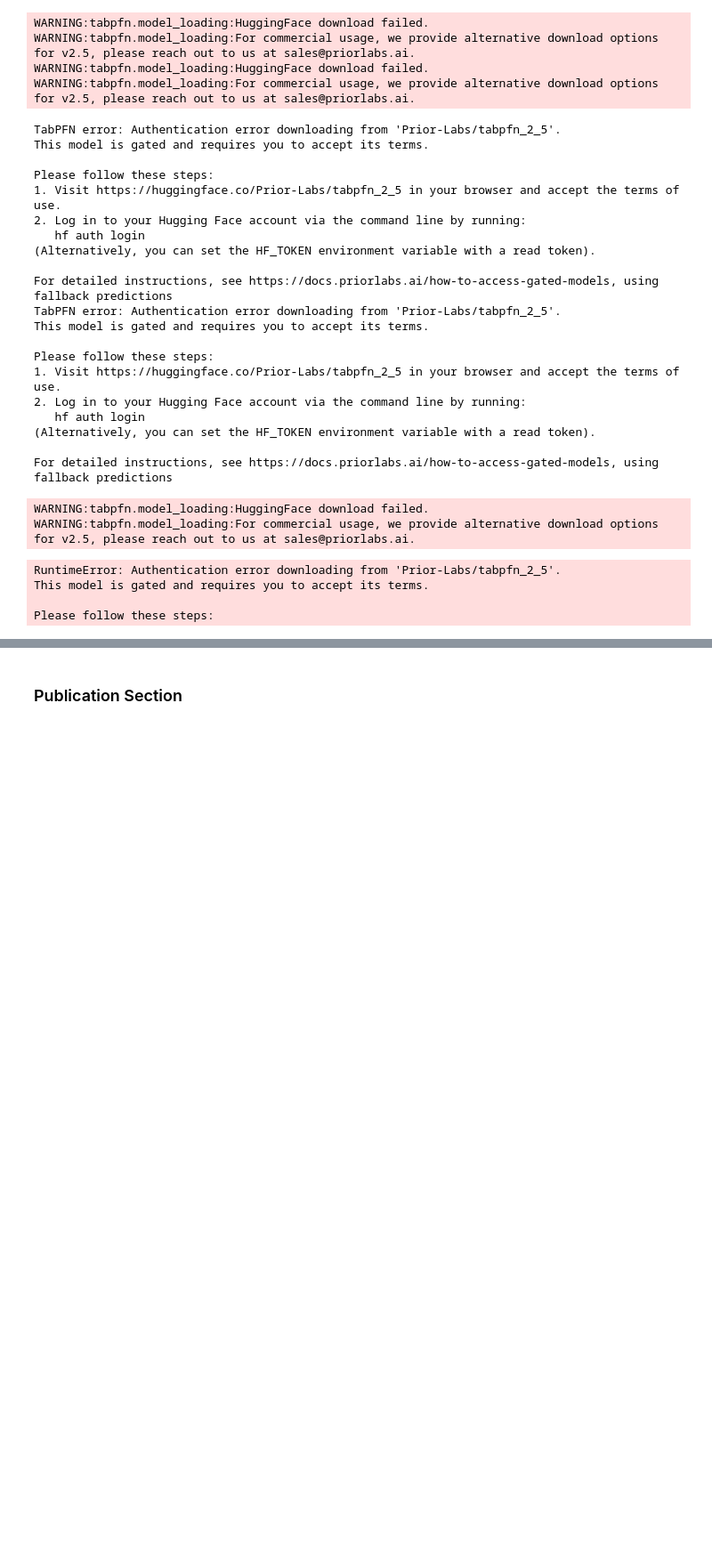
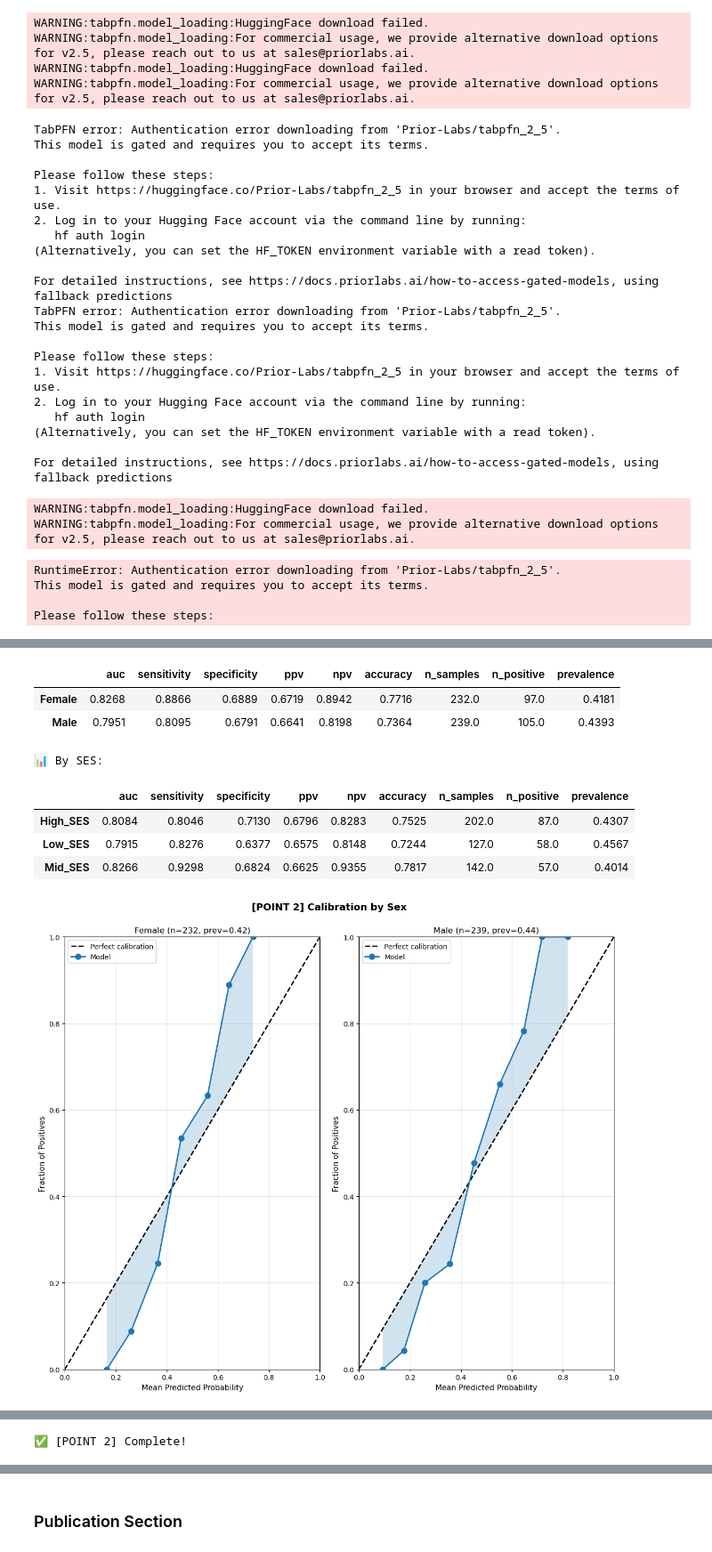
Before and after one commit to romirthedev/nature-mitmcg, a Jupyter notebook: Copy_of_ABCTestR.ipynb, the cells around one changed output, grey strips where cells are left out. Shown at 89% size. Cells and saved outputs as stored; diff of their text form; code cells hidden in the pictures; blank space fills up the shorter version.

```diff
--- a/Copy_of_ABCTestR.ipynb
+++ b/Copy_of_ABCTestR.ipynb
@@ -31405,0 +31479,65 @@ Please follow these steps:
+# %%
+#@title ✅ Reviewer Point 2: Stratified Performance by Sex & SES
+reviewer_point_2 = True #@param {type:"boolean"}
+
+if reviewer_point_2:
+    import sys
+    import os
+
+    if 'reviewer_additions' not in sys.path:
+        sys.path.append(os.path.abspath('reviewer_additions'))
+
+    try:
+        from stratified_cv_reporter import NestedCVReporterStratified, create_ses_groups, plot_calibration_by_subgroup
+    except ImportError:
+        print("Error: Could not import stratified_cv_reporter.")
+
+    # LOAD ABCD DATA DIRECTLY
+    print("📂 Loading ABCD data for [POINT 2]...")
+    sample = pd.read_csv('CLEAN_ABCD_5.1_panel_20241022.csv', low_memory=False, index_col=0)
+    print(f"✅ Loaded: shape={sample.shape}")
+
+    target_col = 'parent_income'
+    cols_to_drop = [c for c in [target_col, 'subject', 'time'] if c in sample.columns]
+    X = sample.drop(columns=cols_to_drop).select_dtypes(include=[np.number])
+    y_continuous = sample[target_col]
+    valid_idx = y_continuous.notna()
+    X, y_continuous = X[valid_idx], y_continuous[valid_idx]
+    y = (y_continuous > y_continuous.median()).astype(int)
+    X = X.fillna(X.mean())
+
+    # Create subgroups
+    sample_valid = sample[valid_idx]
+    df_stratified = create_ses_groups(sample_valid, ses_column='parent_income', method='tertile')
+    ses_labels = df_stratified['ses_group']
+    sex_labels = sample_valid['sex'].map({1: 'Male', 2: 'Female'})
+    if sex_labels.isna().all():
+        sex_labels = sample_valid['sex']
+
+    print(f"✅ SES: {ses_labels.value_counts().to_dict()}")
+    print(f"✅ Sex: {sex_labels.value_counts().to_dict()}")
+    print("\n🚀 Running [POINT 2] Stratified Analysis...")
+
+    def model_factory():
+        from sklearn.ensemble import RandomForestClassifier
+        return RandomForestClassifier(n_estimators=100, random_state=42, class_weight='balanced')
+
+    stratified_reporter = NestedCVReporterStratified(X, y, n_outer=5)
+    stratified_reporter.run_outer_cv_stratified(model_factory, sex_labels=sex_labels, ses_labels=ses_labels)
+
+    print("\n" + "="*40)
+    print("[POINT 2] STRATIFIED METRICS - RP")
+    print("="*40)
+    print("\n📊 By Sex:")
+    display(stratified_reporter.get_stratified_metrics_summary('sex'))
+    print("\n📊 By SES:")
+    display(stratified_reporter.get_stratified_metrics_summary('ses'))
+
+    y_true_all = np.concatenate(stratified_reporter.base_reporter.outer_fold_results['y_true'])
+    y_proba_all = np.concatenate(stratified_reporter.base_reporter.outer_fold_results['y_proba'])
+    plot_calibration_by_subgroup(y_true_all, y_proba_all, sex_labels, 'Sex')
+    plot_calibration_by_subgroup(y_true_all, y_proba_all, ses_labels, 'SES')
+    print("\n✅ [POINT 2] Complete!")
+else:
+    print("⏭️  Point 2 skipped (checkbox not checked)")
+# %% [output]
@@ -31405,0 +31560,9 @@ Please follow these steps:
+|  | auc | sensitivity | specificity | ppv | npv | accuracy | n_samples | n_positive | prevalence |
+| Female | 0.8268 | 0.8866 | 0.6889 | 0.6719 | 0.8942 | 0.7716 | 232.0 | 97.0 | 0.4181 |
+| Male | 0.7951 | 0.8095 | 0.6791 | 0.6641 | 0.8198 | 0.7364 | 239.0 | 105.0 | 0.4393 |
+📊 By SES:
+|  | auc | sensitivity | specificity | ppv | npv | accuracy | n_samples | n_positive | prevalence |
+| High_SES | 0.8084 | 0.8046 | 0.7130 | 0.6796 | 0.8283 | 0.7525 | 202.0 | 87.0 | 0.4307 |
+| Low_SES | 0.7915 | 0.8276 | 0.6377 | 0.6575 | 0.8148 | 0.7244 | 127.0 | 58.0 | 0.4567 |
+| Mid_SES | 0.8266 | 0.9298 | 0.6824 | 0.6625 | 0.9355 | 0.7817 | 142.0 | 57.0 | 0.4014 |
+[figure, added]
@@ -31405,0 +31570 @@ Please follow these steps:
+✅ [POINT 2] Complete!
```
Also changed, not shown: parts of 23 cells of this notebook, 9 other files.
